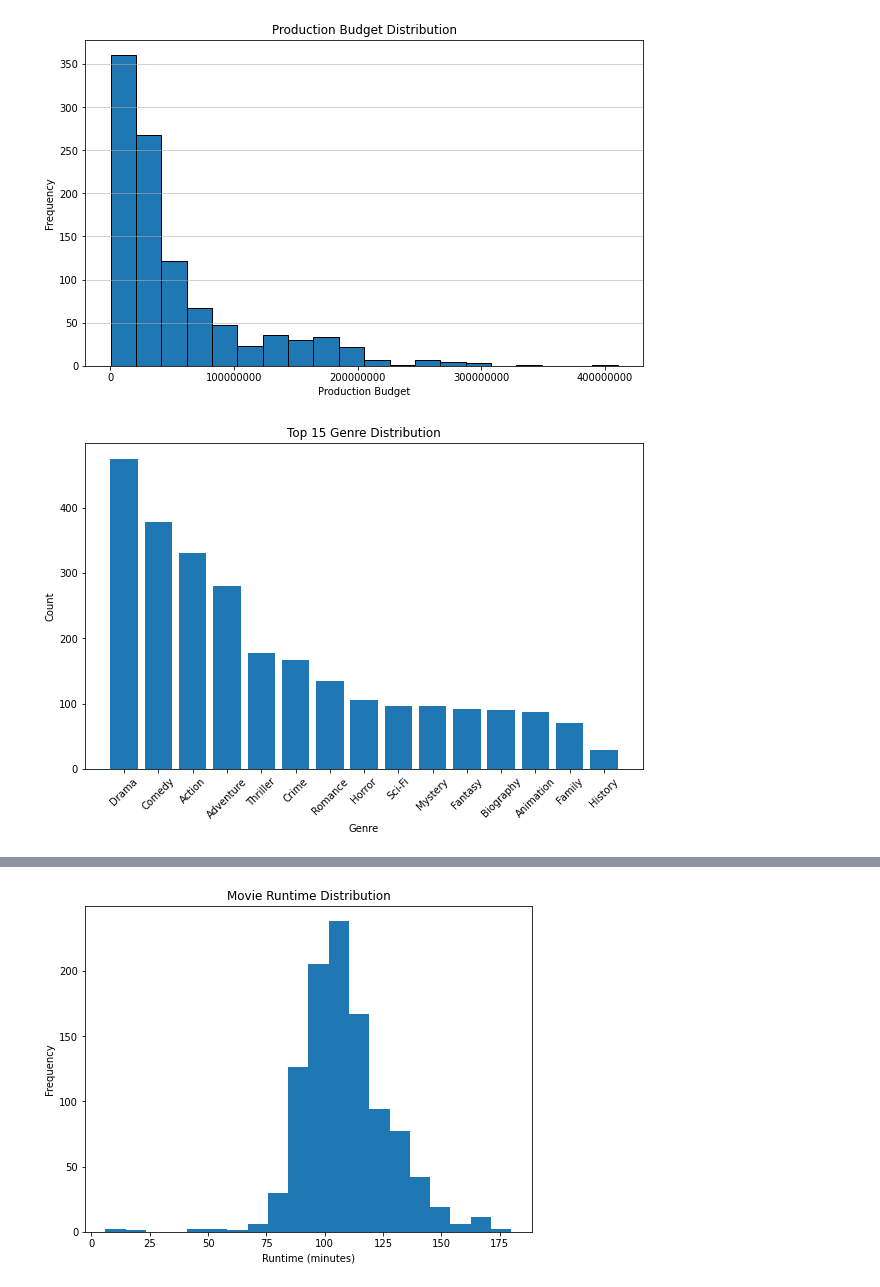
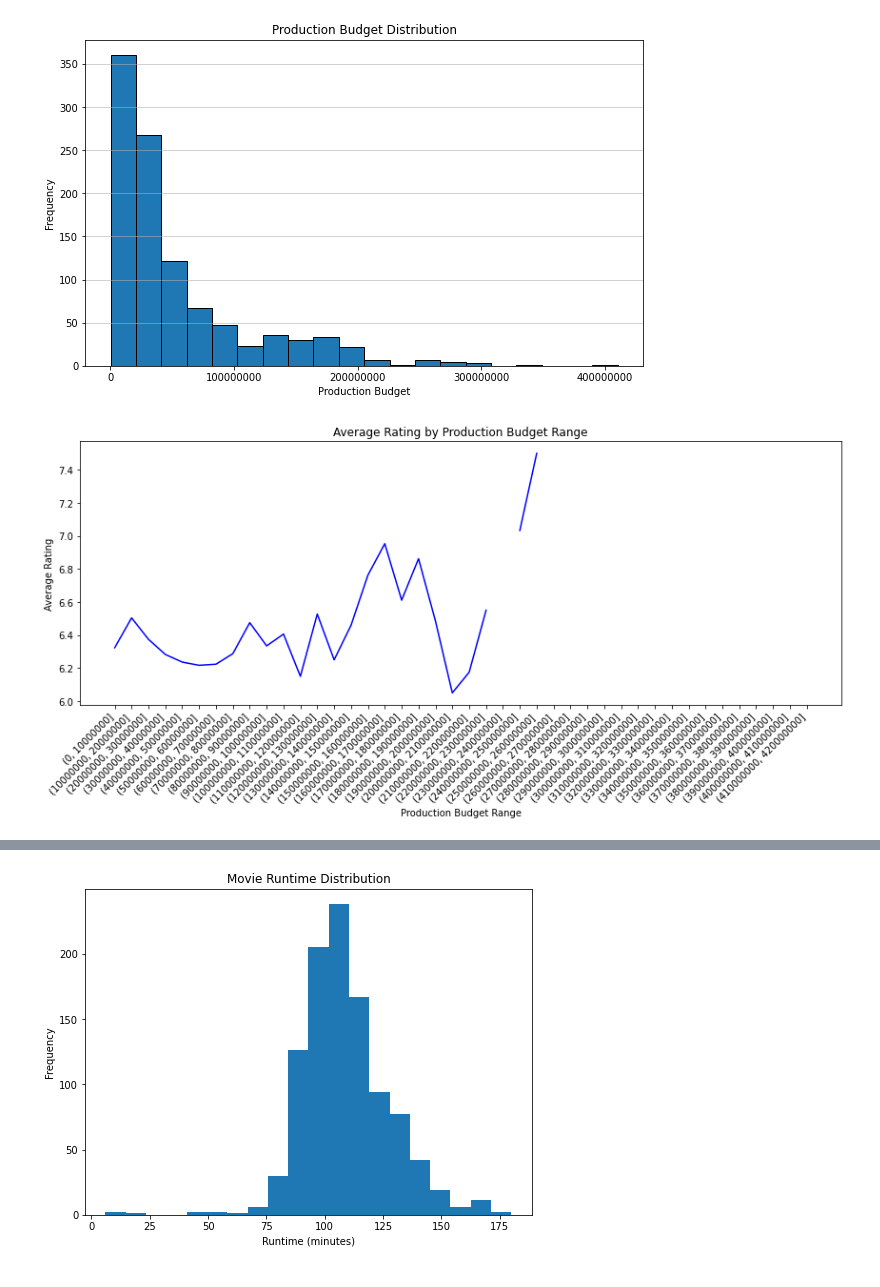
Before and after one commit to woodenikki/insights-into-movie-performance, a Jupyter notebook: student.ipynb, the cells around one changed output, grey strips where cells are left out. Drawn from its saved outputs; the diff is of its cells as text; code cells hidden in the pictures.

```diff
--- a/student.ipynb
+++ b/student.ipynb
@@ -596,24 +596,28 @@ plt.grid(axis='y', alpha=0.7)
 plt.show()
 # %% [output]
 [figure]
-# %%
-# genre distribution
-
-# Split the 'genres' column into individual genres
-genre_data = merged_data['genres'].astype(str).str.split(',')
-
-# Flatten the genre lists and count the occurrences of each genre
-genre_counts = pd.Series([genre.strip() for genres in genre_data for genre in genres if genre.strip() and genre.strip() != 'nan']).value_counts()
-
-# Select the top 15 genres
-top_15_genres = genre_counts.head(15)
-
-plt.figure(figsize=(10, 6))
-plt.bar(top_15_genres.index, top_15_genres.values)
-plt.xlabel('Genre')
-plt.ylabel('Count')
-plt.title('Top 15 Genre Distribution')
-plt.xticks(rotation=45)
-plt.show()
-# %% [output]
-[figure, removed]
+# %%
+# Create budget bins
+min_budget = 0
+max_budget = int(merged_data['production_budget'].max()) + 10000000
+step = 10000000
+budget_bins = pd.cut(merged_data['production_budget'], bins=range(min_budget, max_budget, step))
+
+# Calculate the average rating for each budget bin
+budget_avg_rating = merged_data.groupby(budget_bins)['vote_average'].mean()
+
+plt.figure(figsize=(12, 6))
+plt.plot(budget_avg_rating.index.astype(str), budget_avg_rating.values, 'b-')
+
+# Set x-axis labels
+plt.xticks(range(len(budget_avg_rating)), budget_avg_rating.index.astype(str), rotation=45, ha='right')
+
+# Set labels and title
+plt.xlabel('Production Budget Range')
+plt.ylabel('Average Rating')
+plt.title('Average Rating by Production Budget Range')
+
+plt.tight_layout()
+plt.show()
+# %% [output]
+[figure, added]
```
Also changed, not shown: parts of 5 cells of this notebook, 2 other files.
